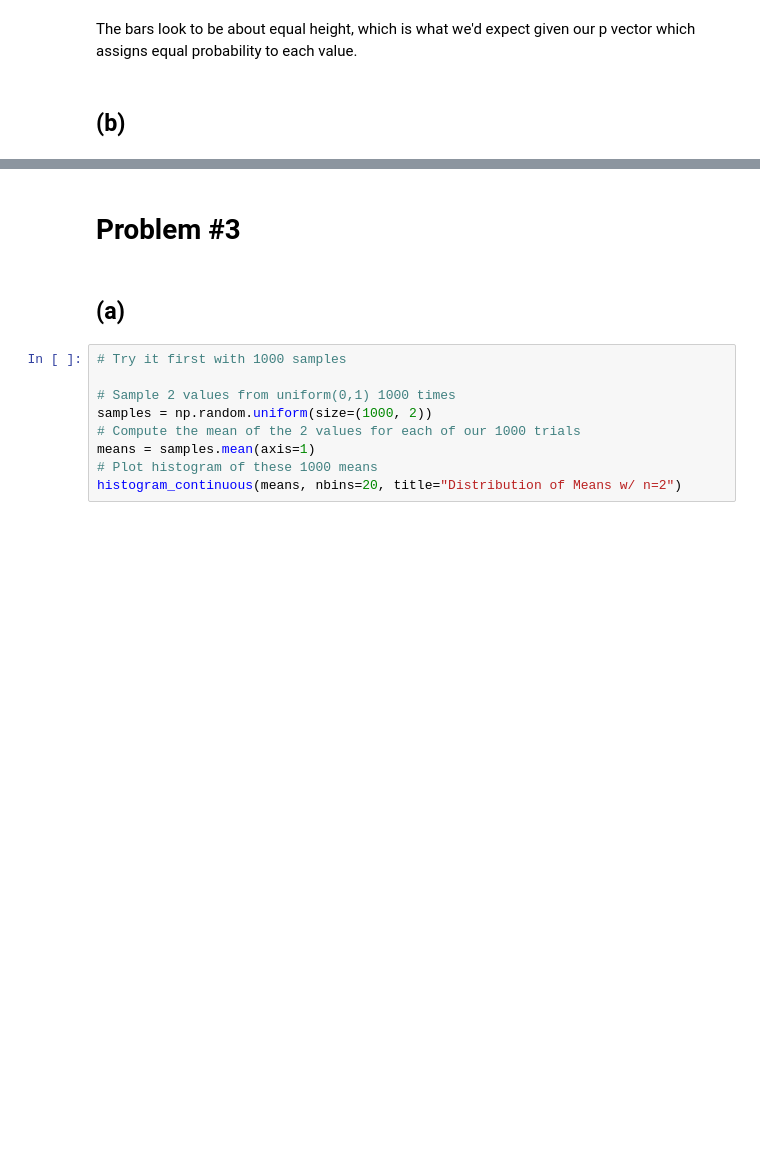
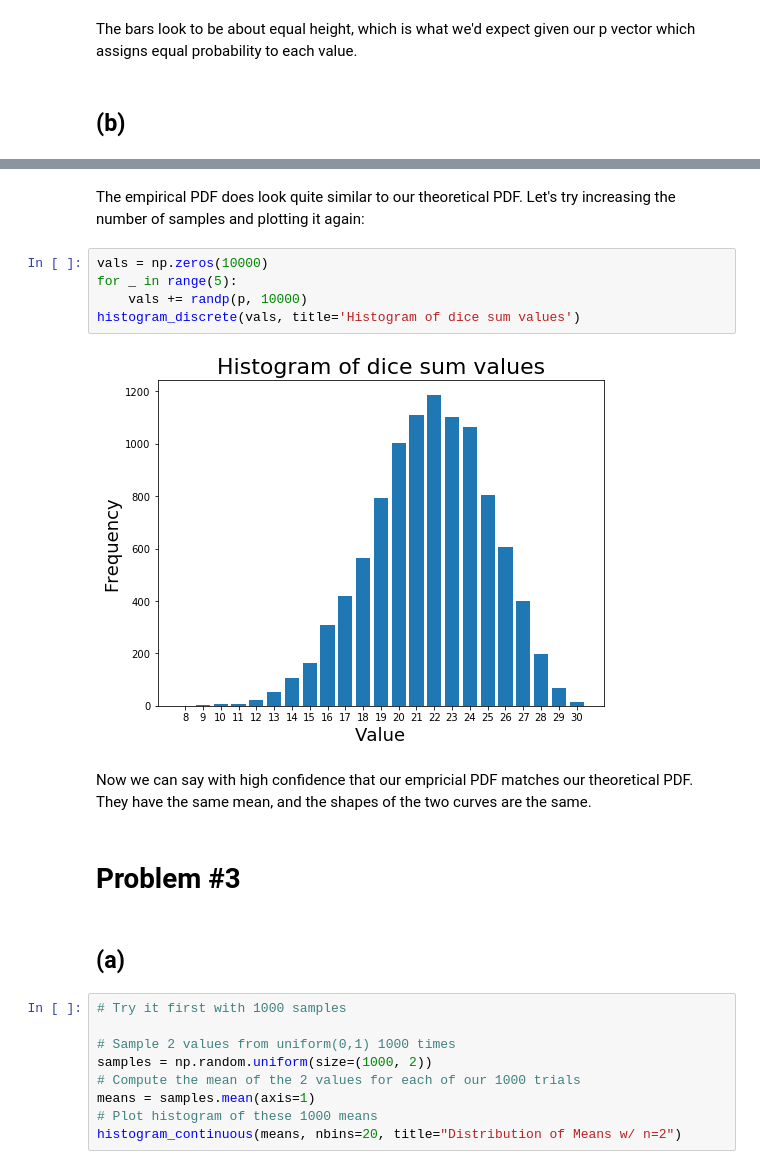
Before and after one commit to rfeinman/hw-mathtools, a Jupyter notebook: Feinman_Reuben_HW4/hw4.ipynb, the cells around one changed output, grey strips where cells are left out. Saved outputs shown, nothing was run; the diff lists cells and outputs as text; blank space fills up the shorter version.

```diff
--- a/Feinman_Reuben_HW4/hw4.ipynb
+++ b/Feinman_Reuben_HW4/hw4.ipynb
@@ -142,3 +163,14 @@ def psum(p, q):
+# %% [markdown]
+The empirical PDF does look quite similar to our theoretical PDF. Let's try increasing the number of samples and plotting it again:
+# %%
+vals = np.zeros(10000)
+for _ in range(5):
+    vals += randp(p, 10000)
+histogram_discrete(vals, title='Histogram of dice sum values')
+# %% [output]
+[figure, added]
+# %% [markdown]
+Now we can say with high confidence that our empricial PDF matches our theoretical PDF. They have the same mean, and the shapes of the two curves are the same.
 # %% [markdown]
 # Problem #3
 # %% [markdown]
```
Also changed, not shown: parts of 22 cells of this notebook.
